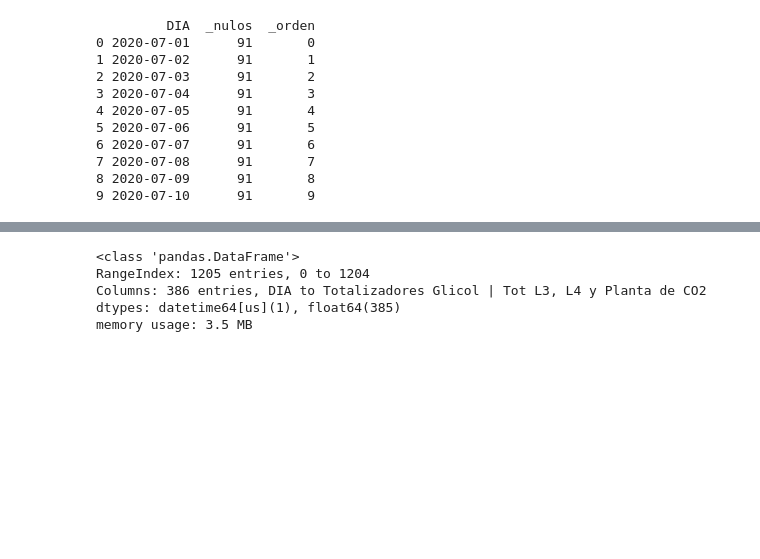
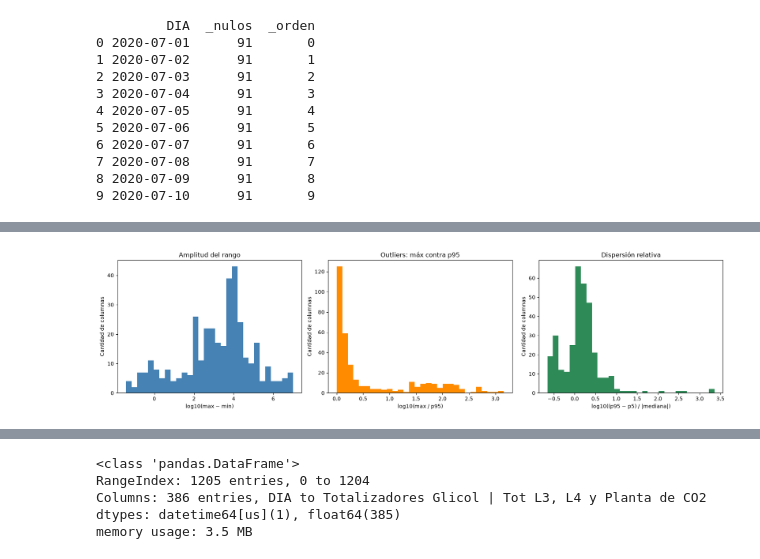
Before and after one commit to Marcjun/Cerveceria-LabDatosII, a Jupyter notebook: notebooks/eda.ipynb, the cells around one changed output, grey strips where cells are left out. Drawn from its saved outputs; the diff is of its cells as text; code cells hidden in the pictures; blank space fills up the shorter version.

```diff
--- a/notebooks/eda.ipynb
+++ b/notebooks/eda.ipynb
@@ -479,0 +524,37 @@ assert len(df_unido) == df_dup["DIA"].nunique()
+# %%
+
+m = pd.DataFrame({
+    "min": X.min(), "p5": X.quantile(0.05), "mediana": X.median(),
+    "p95": X.quantile(0.95), "max": X.max(),
+}).dropna()
+
+m["amplitud"] = m["max"] - m["min"]
+m["ratio_max_p95"] = m["max"] / m["p95"].replace(0, np.nan)                 # outliers hacia arriba
+m["disp_rel"] = (m["p95"] - m["p5"]) / m["mediana"].abs().replace(0, np.nan)
+
+fig, axes = plt.subplots(1, 3, figsize=(17, 4.5))
+
+# a) Amplitud absoluta en escala log
+a = m["amplitud"][m["amplitud"] > 0]
+axes[0].hist(np.log10(a), bins=30, color="steelblue")
+axes[0].set_xlabel("log10(max − min)")
+axes[0].set_title("Amplitud del rango")
+
+# b) Cuánto se aleja el máximo del p95
+r_ = m["ratio_max_p95"].dropna()
+axes[1].hist(np.log10(r_[r_ > 0]), bins=30, color="darkorange")
+axes[1].set_xlabel("log10(max / p95)")
+axes[1].set_title("Outliers: máx contra p95")
+
+# c) Dispersión relativa
+d = m["disp_rel"].dropna()
+axes[2].hist(np.log10(d[d > 0]), bins=30, color="seagreen")
+axes[2].set_xlabel("log10((p95 − p5) / |mediana|)")
+axes[2].set_title("Dispersión relativa")
+
+for ax in axes:
+    ax.set_ylabel("Cantidad de columnas")
+plt.tight_layout()
+plt.show()
+# %% [output]
+[figure, added]
```
Also changed, not shown: parts of 20 cells of this notebook.
